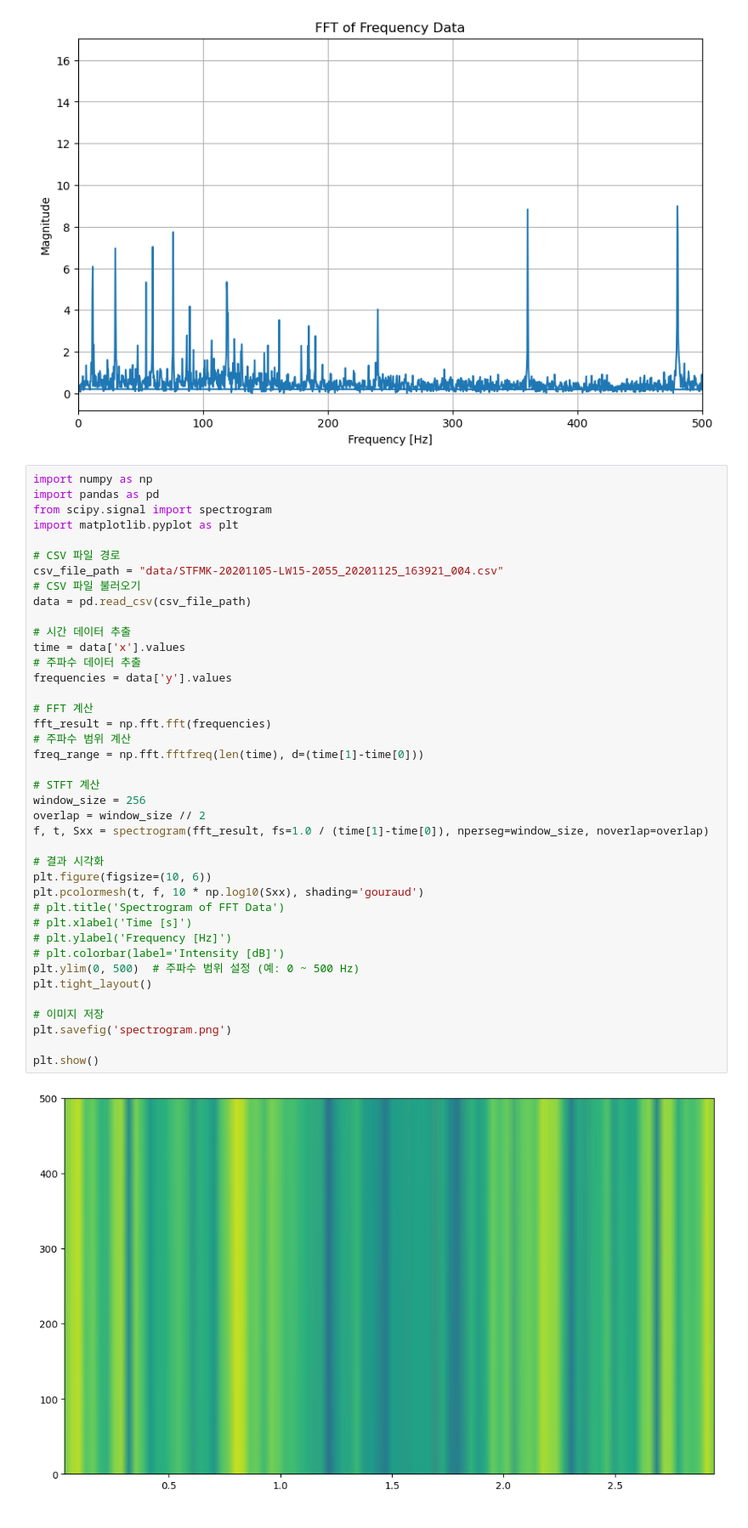
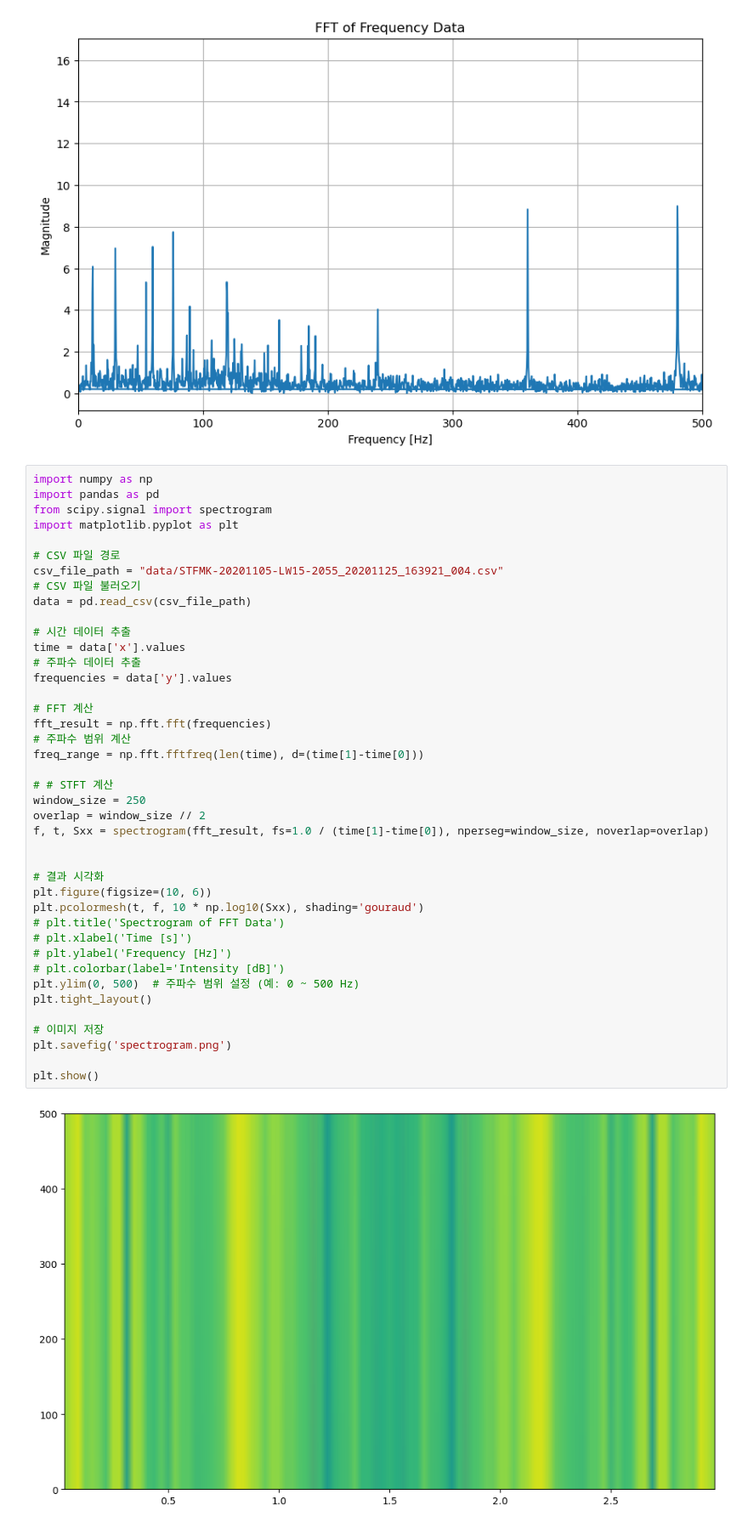
Before and after one commit to TheCaveOfAdullam/study1, a Jupyter notebook: hello2.ipynb, the cells around one changed output. Shown at 85% size. Cells and saved outputs as stored; diff of their text form.

```diff
--- a/hello2.ipynb
+++ b/hello2.ipynb
@@ -135,36 +135,37 @@ csv_file_path = "data/STFMK-20201105-LW15-2055_20201125_163921_004.csv"
 data = pd.read_csv(csv_file_path)
 
 # 시간 데이터 추출
 time = data['x'].values
 # 주파수 데이터 추출
 frequencies = data['y'].values
 
 # FFT 계산
 fft_result = np.fft.fft(frequencies)
 # 주파수 범위 계산
 freq_range = np.fft.fftfreq(len(time), d=(time[1]-time[0]))
 
-# STFT 계산
-window_size = 256
+# # STFT 계산
+window_size = 250
 overlap = window_size // 2
 f, t, Sxx = spectrogram(fft_result, fs=1.0 / (time[1]-time[0]), nperseg=window_size, noverlap=overlap)
+
 
 # 결과 시각화
 plt.figure(figsize=(10, 6))
 plt.pcolormesh(t, f, 10 * np.log10(Sxx), shading='gouraud')
 # plt.title('Spectrogram of FFT Data')
 # plt.xlabel('Time [s]')
 # plt.ylabel('Frequency [Hz]')
 # plt.colorbar(label='Intensity [dB]')
 plt.ylim(0, 500)  # 주파수 범위 설정 (예: 0 ~ 500 Hz)
 plt.tight_layout()
 
 # 이미지 저장
 plt.savefig('spectrogram.png')
 
 plt.show()
 # %% [output]
-[figure, old version]
+[figure, new version]
 # %%
 import numpy as np
 import pandas as pd
```
Also changed, not shown: 3 other files.
